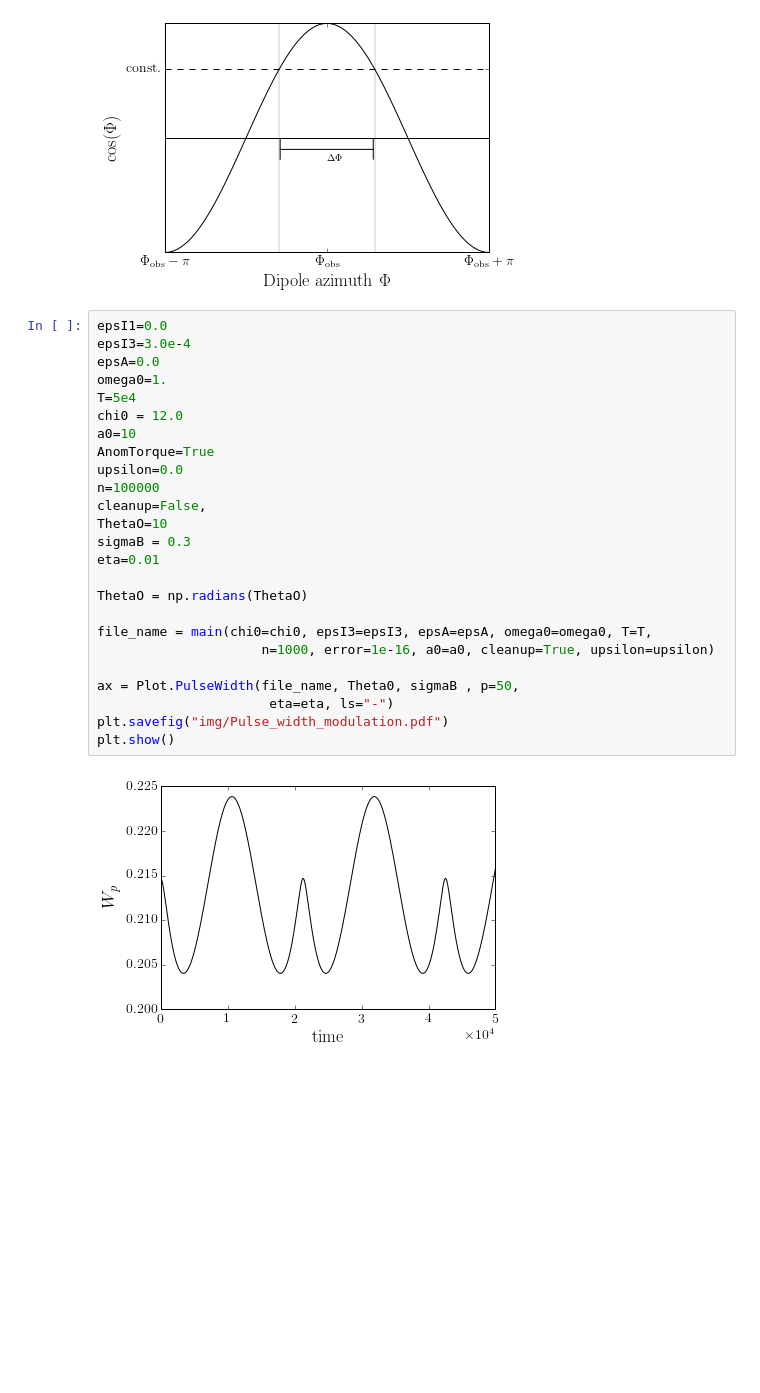
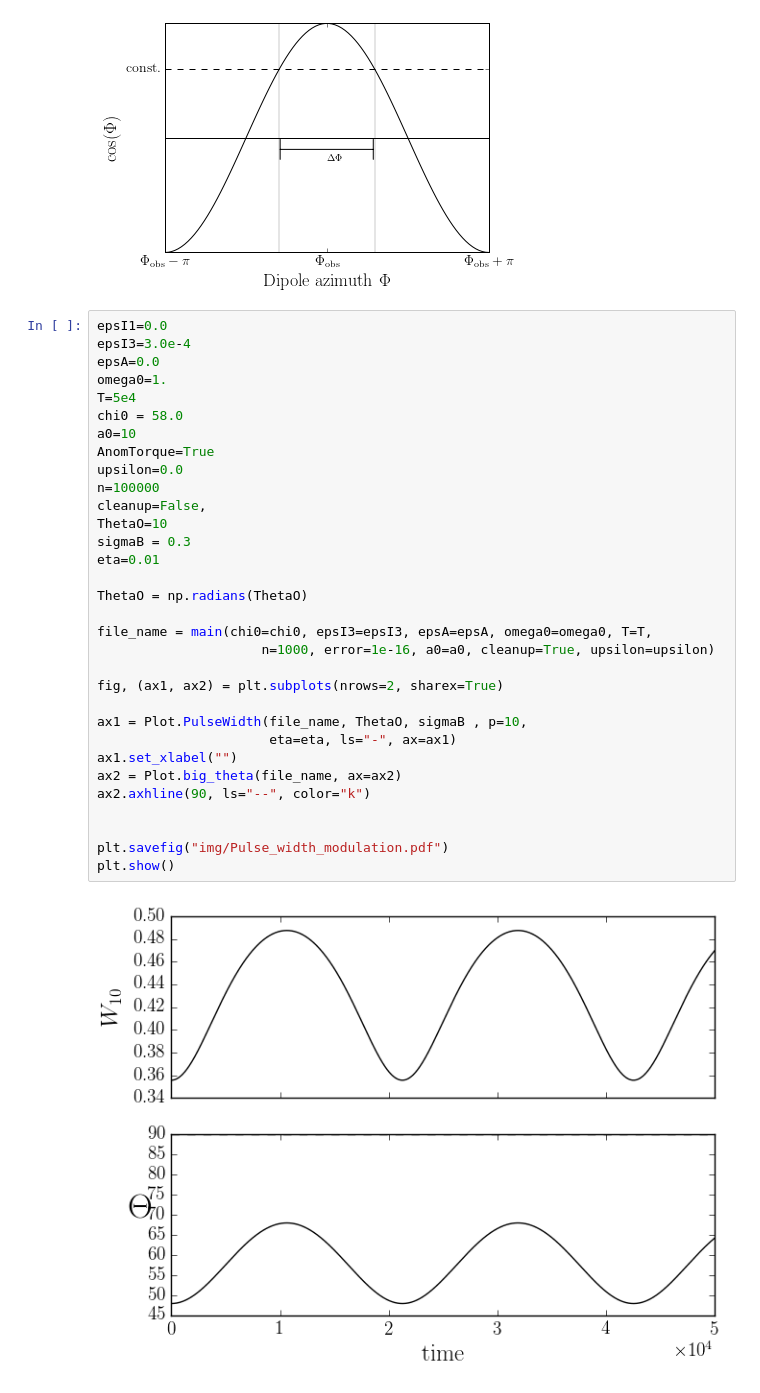
Before and after one commit to GregoryAshton/neutron_star_modelling, a Jupyter notebook: BeamwidthCalculation/GeneratePlots.ipynb, the cells around one changed output. Saved outputs shown, nothing was run; the diff lists cells and outputs as text; blank space fills up the shorter version.

```diff
--- a/BeamwidthCalculation/GeneratePlots.ipynb
+++ b/BeamwidthCalculation/GeneratePlots.ipynb
@@ -88,29 +88,36 @@ plt.show()
 # %%
 epsI1=0.0
 epsI3=3.0e-4
 epsA=0.0
 omega0=1.
 T=5e4
-chi0 = 12.0
+chi0 = 58.0
 a0=10
 AnomTorque=True
 upsilon=0.0
 n=100000
 cleanup=False,
 ThetaO=10
 sigmaB = 0.3
 eta=0.01
 
 ThetaO = np.radians(ThetaO)
 
 file_name = main(chi0=chi0, epsI3=epsI3, epsA=epsA, omega0=omega0, T=T,
                      n=1000, error=1e-16, a0=a0, cleanup=True, upsilon=upsilon)
 
-ax = Plot.PulseWidth(file_name, Theta0, sigmaB , p=50,
-                      eta=eta, ls="-")
+fig, (ax1, ax2) = plt.subplots(nrows=2, sharex=True)
+
+ax1 = Plot.PulseWidth(file_name, ThetaO, sigmaB , p=10,
+                      eta=eta, ls="-", ax=ax1)
+ax1.set_xlabel("")
+ax2 = Plot.big_theta(file_name, ax=ax2)
+ax2.axhline(90, ls="--", color="k")
+
+
 plt.savefig("img/Pulse_width_modulation.pdf")
 plt.show()
 # %% [output]
-[figure, old version]
+[figure, new version]
 # %% [markdown]
 ## Comparing precession and switching
```
Also changed, not shown: parts of 6 cells of this notebook, 7 other files.
